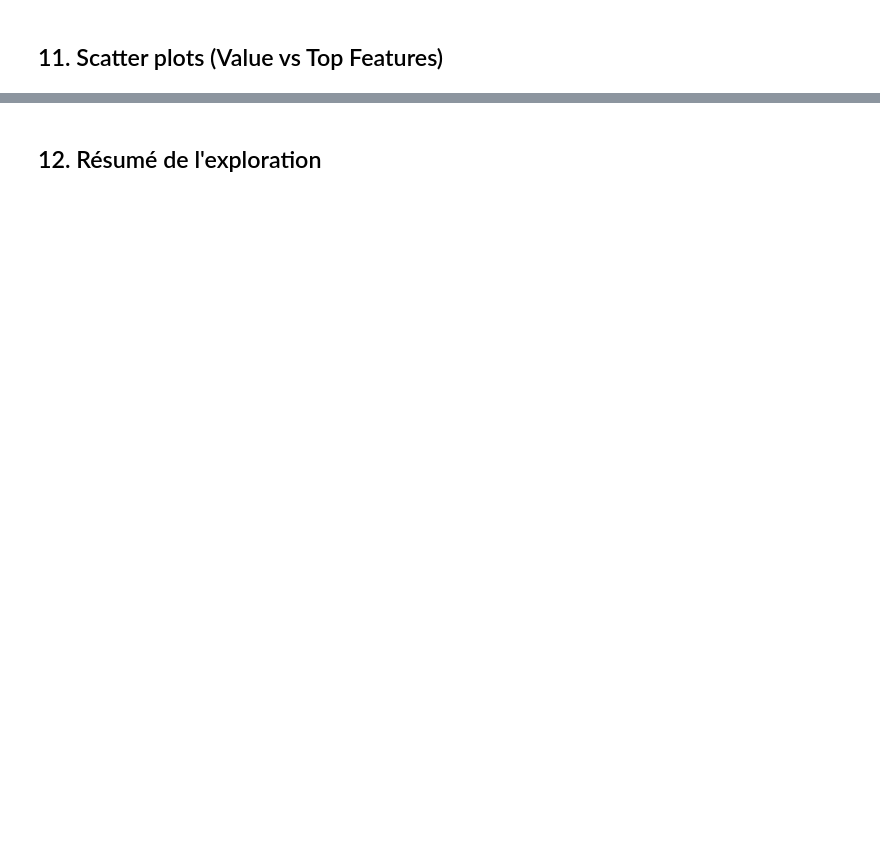
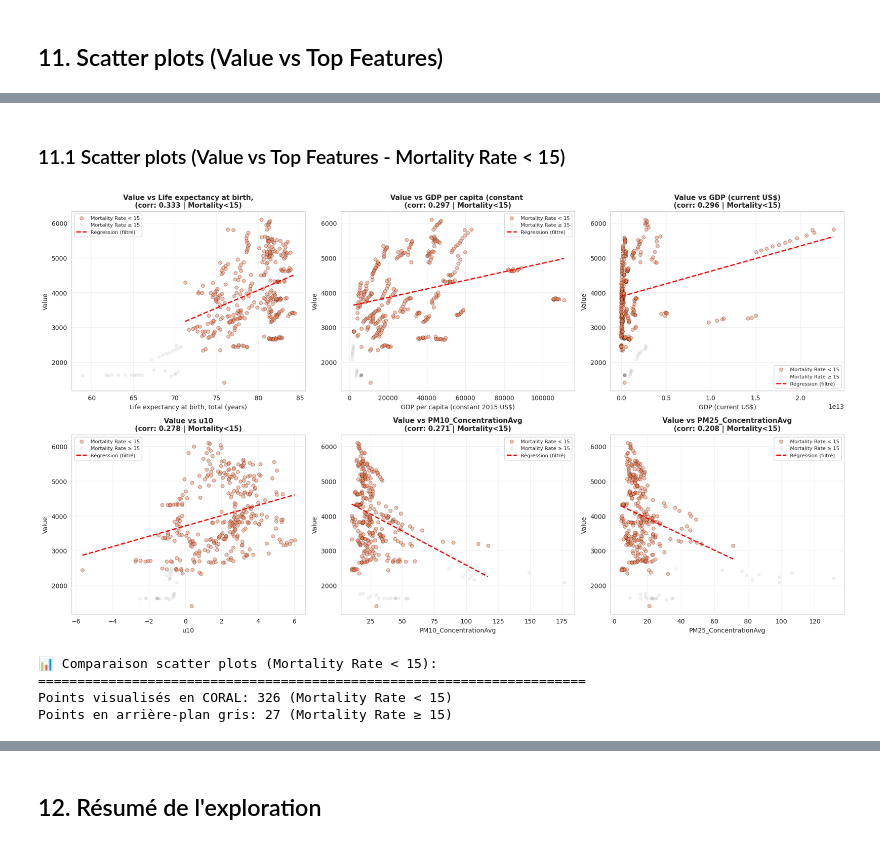
Before and after one commit to gitBugD/GML_RespiratoryDiseases, a Jupyter notebook: COPD/DataExpAndVis.ipynb, the cells around one changed output, grey strips where cells are left out. Saved outputs shown, nothing was run; the diff lists cells and outputs as text; code cells hidden in the pictures; blank space fills up the shorter version.

```diff
--- a/COPD/DataExpAndVis.ipynb
+++ b/COPD/DataExpAndVis.ipynb
@@ -499,0 +718,51 @@ else:
+# %% [markdown]
+### 11.1 Scatter plots (Value vs Top Features - Mortality Rate < 15)
+# %%
+# Scatter plots pour les 6 features les plus corrélées (Mortality Rate < 15)
+if mortality_col in df.columns and 'Value' in feature_cols_filtered and len(top_15_corr_filtered) > 0:
+    top_6_features_filtered = top_15_corr_filtered.head(6).index
+
+    fig, axes = plt.subplots(2, 3, figsize=(18, 10))
+    axes = axes.ravel()
+
+    for idx, feature in enumerate(top_6_features_filtered):
+        # Scatter plot
+        axes[idx].scatter(df_mortality_filtered[feature], df_mortality_filtered['Value'],
+                         alpha=0.5, s=30, color='coral', edgecolors='black', linewidth=0.5,
+                         label='Mortality Rate < 15')
+
+        # Scatter plot des autres points en gris clair
+        other_data = df[df[mortality_col] >= 15]
+        axes[idx].scatter(other_data[feature], other_data['Value'],
+                         alpha=0.1, s=20, color='gray', label='Mortality Rate ≥ 15')
+
+        # Ligne de régression (données filtrées)
+        mask = df_mortality_filtered[[feature, 'Value']].notna().all(axis=1)
+        if mask.sum() > 1:
+            z = np.polyfit(df_mortality_filtered.loc[mask, feature], df_mortality_filtered.loc[mask, 'Value'], 1)
+            p = np.poly1d(z)
+            x_line = np.linspace(df_mortality_filtered[feature].min(), df_mortality_filtered[feature].max(), 100)
+            axes[idx].plot(x_line, p(x_line), "r--", linewidth=2, label='Régression (filtré)')
+
+        axes[idx].set_xlabel(feature[:40], fontsize=10)
+        axes[idx].set_ylabel('Value', fontsize=10)
+        axes[idx].set_title(f'Value vs {feature[:25]}\n(corr: {correlations_filtered[feature]:.3f} | Mortality<15)',
+                           fontsize=11, fontweight='bold')
+        axes[idx].grid(alpha=0.3)
+        axes[idx].legend(fontsize=8, loc='best')
+
+    plt.tight_layout()
+    plt.show()
+
+    print(f"📊 Comparaison scatter plots (Mortality Rate < 15):")
+    print(f"{'='*70}")
+    print(f"Points visualisés en CORAL: {len(df_mortality_filtered)} (Mortality Rate < 15)")
+    print(f"Points en arrière-plan gris: {len(df[df[mortality_col] >= 15])} (Mortality Rate ≥ 15)")
+else:
+    print("⚠️ Pas assez de features pour générer les scatter plots filtrés")
+# %% [output]
+[figure, added]
+📊 Comparaison scatter plots (Mortality Rate < 15):
+======================================================================
+Points visualisés en CORAL: 326 (Mortality Rate < 15)
+Points en arrière-plan gris: 27 (Mortality Rate ≥ 15)
```
Also changed, not shown: parts of 18 cells of this notebook, 2 other files.
